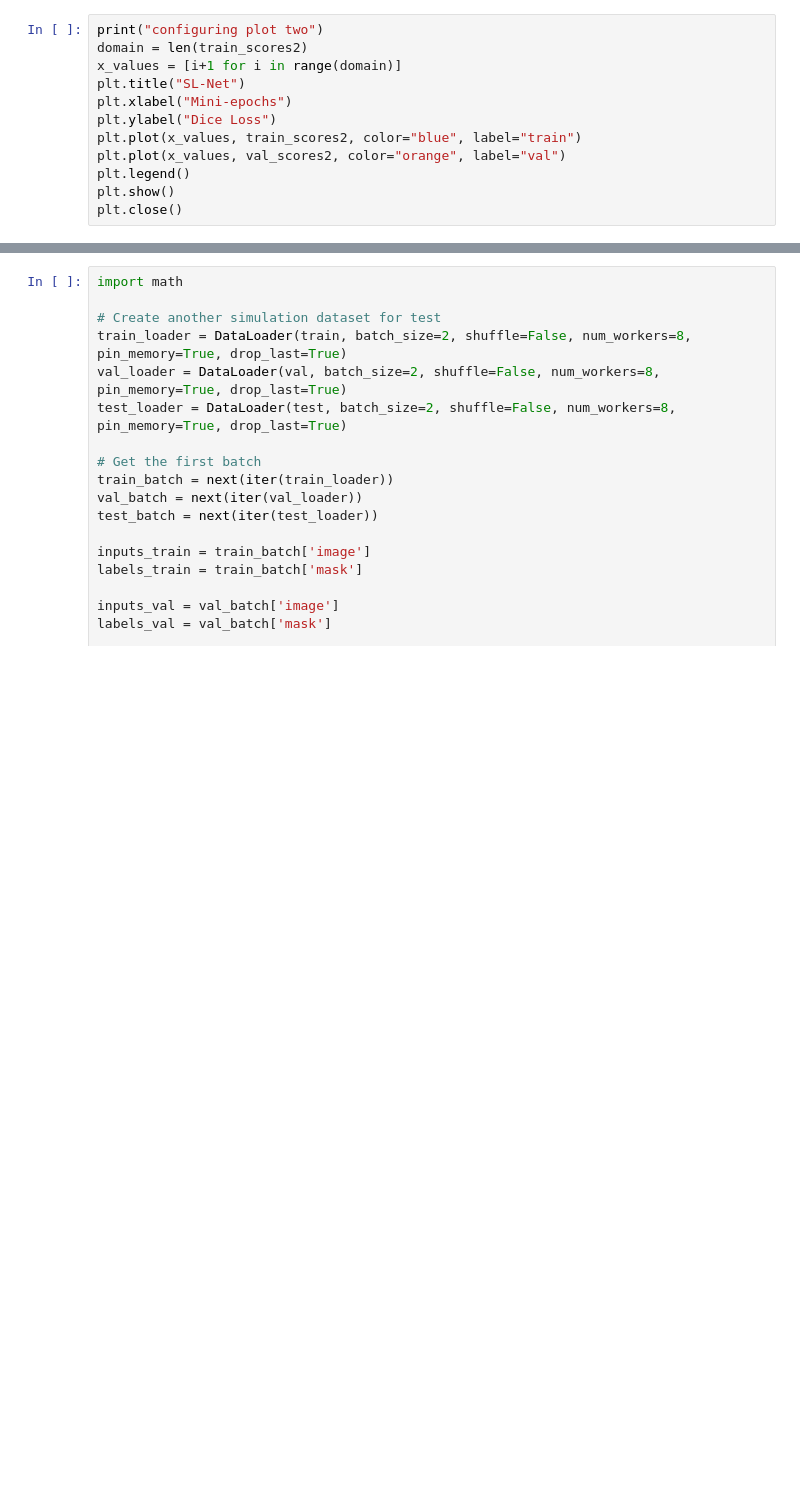
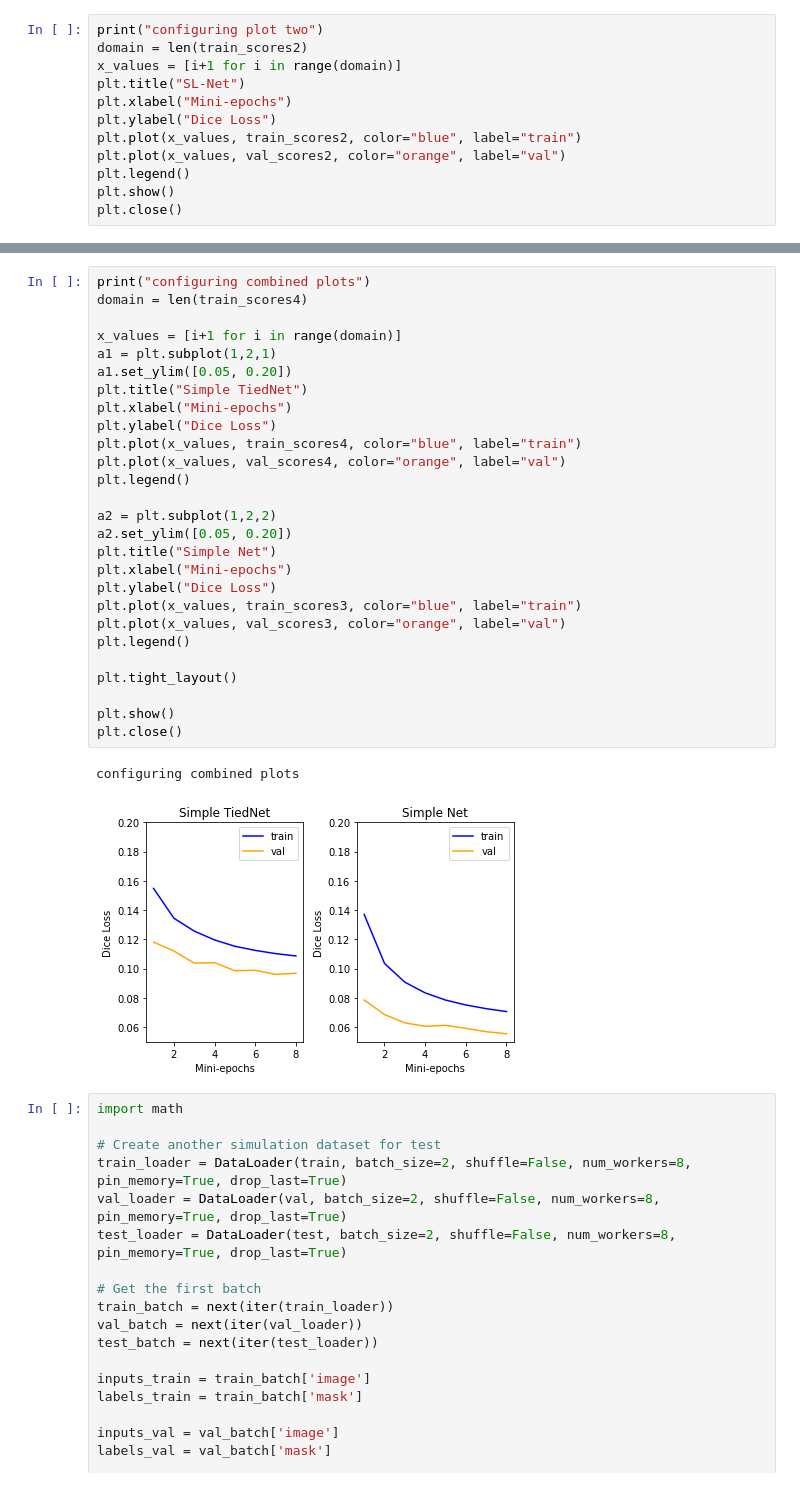
Before and after one commit to VictorButoi/SL-Net, a Jupyter notebook: jupyter/train_notebook.ipynb, the cells around one changed output, grey strips where cells are left out. Saved outputs shown, nothing was run; the diff lists cells and outputs as text; blank space fills up the shorter version.

```diff
--- a/jupyter/train_notebook.ipynb
+++ b/jupyter/train_notebook.ipynb
@@ -257,3 +283,33 @@ plt.close()
+# %%
+print("configuring combined plots")
+domain = len(train_scores4)
+
+x_values = [i+1 for i in range(domain)]
+a1 = plt.subplot(1,2,1)
+a1.set_ylim([0.05, 0.20])
+plt.title("Simple TiedNet")
+plt.xlabel("Mini-epochs")
+plt.ylabel("Dice Loss")
+plt.plot(x_values, train_scores4, color="blue", label="train")
+plt.plot(x_values, val_scores4, color="orange", label="val")
+plt.legend()
+
+a2 = plt.subplot(1,2,2)
+a2.set_ylim([0.05, 0.20])
+plt.title("Simple Net")
+plt.xlabel("Mini-epochs")
+plt.ylabel("Dice Loss")
+plt.plot(x_values, train_scores3, color="blue", label="train")
+plt.plot(x_values, val_scores3, color="orange", label="val")
+plt.legend()
+
+plt.tight_layout()
+
+plt.show()
+plt.close()
+# %% [output]
+configuring combined plots
+[figure, added]
 # %%
 import math
 
```
Also changed, not shown: parts of 3 cells of this notebook, 1 other file.
